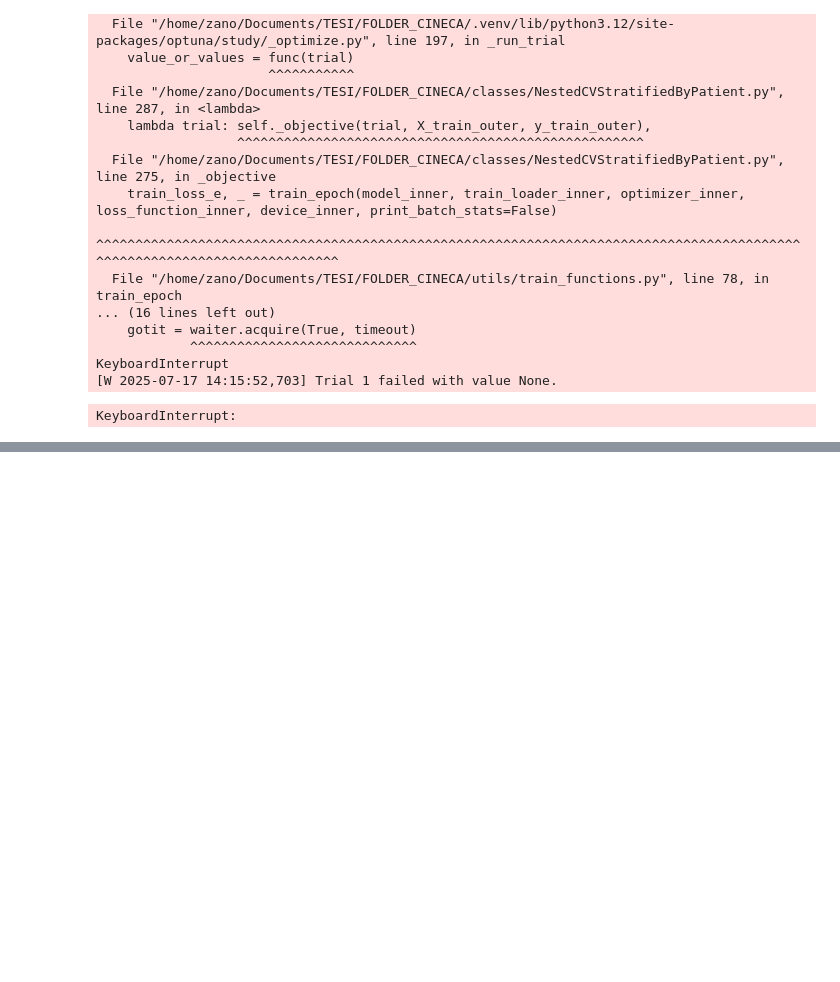
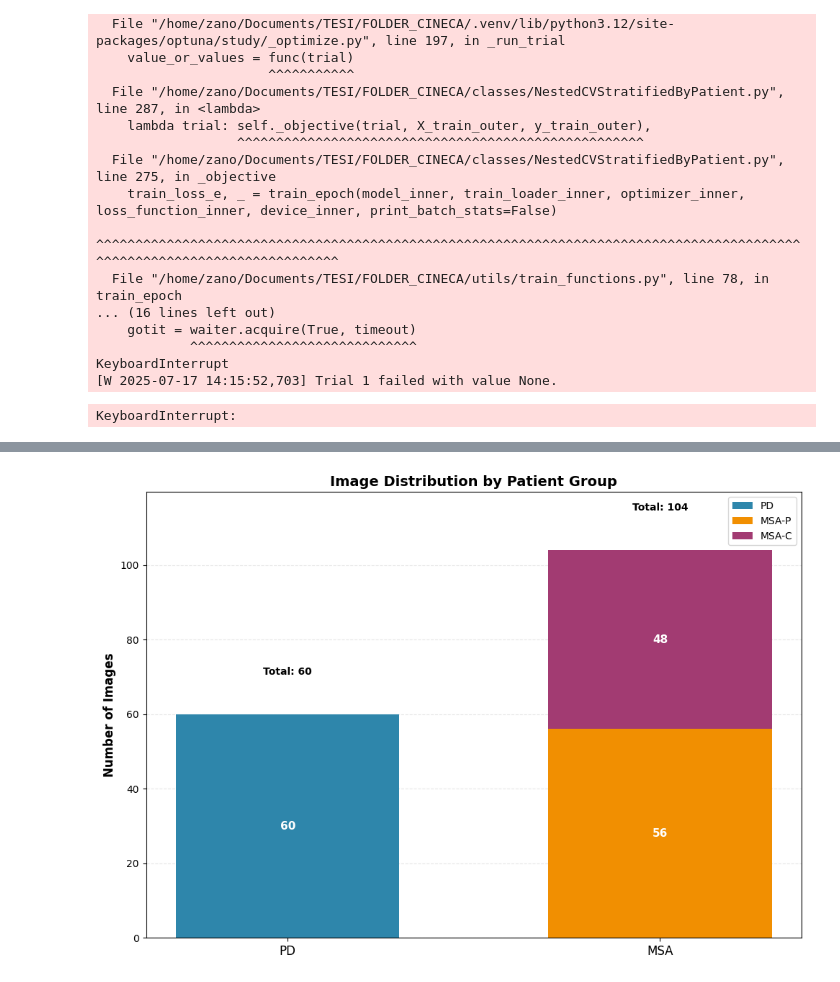
Before and after one commit to z4n0/MIND, a Jupyter notebook: notebooks/supervised_learning.ipynb, the cells around one changed output, grey strips where cells are left out. Drawn from its saved outputs; the diff is of its cells as text; code cells hidden in the pictures; blank space fills up the shorter version.

```diff
--- a/notebooks/supervised_learning.ipynb
+++ b/notebooks/supervised_learning.ipynb
@@ -805,0 +879,81 @@ KeyboardInterrupt:
+# %%
+# --- Step 2: Create the Plot ---
+fig, ax = plt.subplots(figsize=(10, 7))
+
+# This logic is for the specific three-class scenario: PD vs MSA (stacked)
+if len(class_names) == 3 and 'PD' in class_names and 'MSA-P' in class_names and 'MSA-C' in class_names:
+
+    # --- Data Preparation ---
+    pd_count = counts_dict['PD']['gh_count']
+    msa_p_count = counts_dict['MSA-P']['gh_count']
+    msa_c_count = counts_dict['MSA-C']['gh_count']
+
+    # Define the custom labels and their positions on the x-axis
+    categories = ['PD', 'MSA']
+    x_pos = np.arange(len(categories))  # This will be [0, 1]
+
+    # Structure the data to plot PD only at position 0 and MSA only at position 1
+    pd_data = [pd_count, 0]
+    msa_p_data = [0, msa_p_count]  # MSA-P at the bottom of the second bar
+    msa_c_data = [0, msa_c_count]  # MSA-C stacked on top of MSA-P
+
+    bar_width = 0.6
+
+    # --- Plotting the Bars ---
+    # Plot PD bar (at position 0)
+    bars1 = ax.bar(x_pos, pd_data, bar_width, label='PD', color='#2E86AB', alpha=1)
+    # Plot MSA-P bar (at position 1)
+    bars2 = ax.bar(x_pos, msa_p_data, bar_width, label='MSA-P', color='#F18F01', alpha=1)
+    # Plot MSA-C bar stacked on top of MSA-P (at position 1)
+    bars3 = ax.bar(x_pos, msa_c_data, bar_width, bottom=msa_p_data, label='MSA-C', color='#A23B72', alpha=1)
+
+    # --- Adding Value Labels inside Bars ---
+    # Loop through the bars to add text labels
+    for i, (bar1, bar2, bar3) in enumerate(zip(bars1, bars2, bars3)):
+        if bar1.get_height() > 0:  # PD bar
+            ax.text(bar1.get_x() + bar1.get_width()/2, bar1.get_height()/2,
+                    f'{int(bar1.get_height())}', ha='center', va='center',
+                    fontweight='bold', color='white', fontsize=11)
+
+        if bar2.get_height() > 0:  # MSA-P bar (bottom part)
+            ax.text(bar2.get_x() + bar2.get_width()/2, bar2.get_height()/2,
+                    f'{int(bar2.get_height())}', ha='center', va='center',
+                    fontweight='bold', color='white', fontsize=11)
+
+        if bar3.get_height() > 0:  # MSA-C bar (top part)
+            ax.text(bar3.get_x() + bar3.get_width()/2,
+                    bar2.get_height() + bar3.get_height()/2, # Positioned in the middle of the top segment
+                    f'{int(bar3.get_height())}', ha='center', va='center',
+                    fontweight='bold', color='white', fontsize=11)
+
+    # --- Adding Total Count Labels Above Bars ---
+    msa_total = msa_p_count + msa_c_count
+    ax.text(0, pd_count + 10, f'Total: {pd_count}', ha='center', va='bottom', fontweight='bold', fontsize=10)
+    ax.text(1, msa_total + 10, f'Total: {msa_total}', ha='center', va='bottom', fontweight='bold', fontsize=10)
+
+    # --- Finalizing the Plot ---
+    ax.set_ylabel('Number of Images', fontsize=12, fontweight='bold')
+    ax.set_title('Image Distribution by Patient Group', fontsize=14, fontweight='bold')
+
+    # This is the key part to set the x-axis labels correctly
+    ax.set_xticks(x_pos)
+    ax.set_xticklabels(categories, fontsize=12)
+
+    # Set y-axis limit to give space for the total labels
+    max_height = max(pd_count, msa_total)
+    ax.set_ylim(0, max_height * 1.15)
+
+    ax.legend(loc='upper right')
+    ax.grid(axis='y', alpha=0.3, linestyle='--')
+    ax.set_axisbelow(True) # Ensure grid is behind bars
+
+else:
+    # Fallback for other scenarios (e.g., if only two classes are present)
+    ax.text(0.5, 0.5, 'This plotting logic is designed for the PD, MSA-P, MSA-C case.',
+            ha='center', va='center', fontsize=12)
+
+plt.tight_layout()
+plt.savefig("dataset_distribution.png", dpi=300)
+plt.show()
+# %% [output]
+[figure, added]
```
Also changed, not shown: parts of 3 cells of this notebook, 1 other file.
